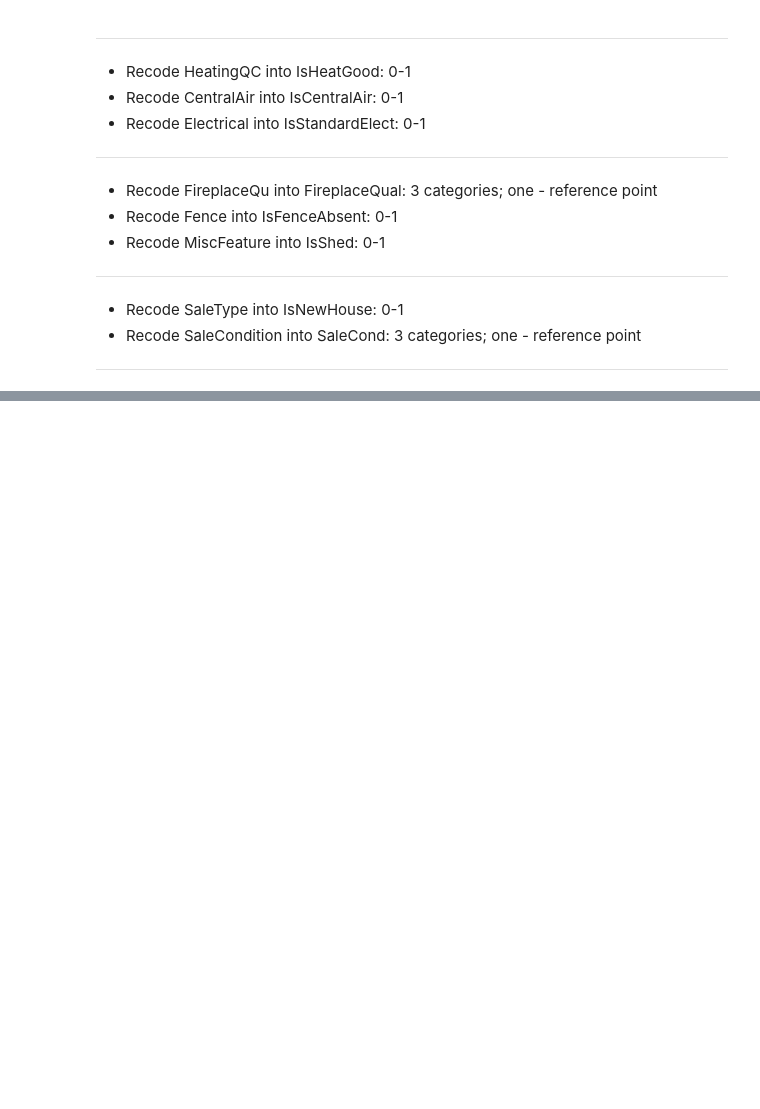
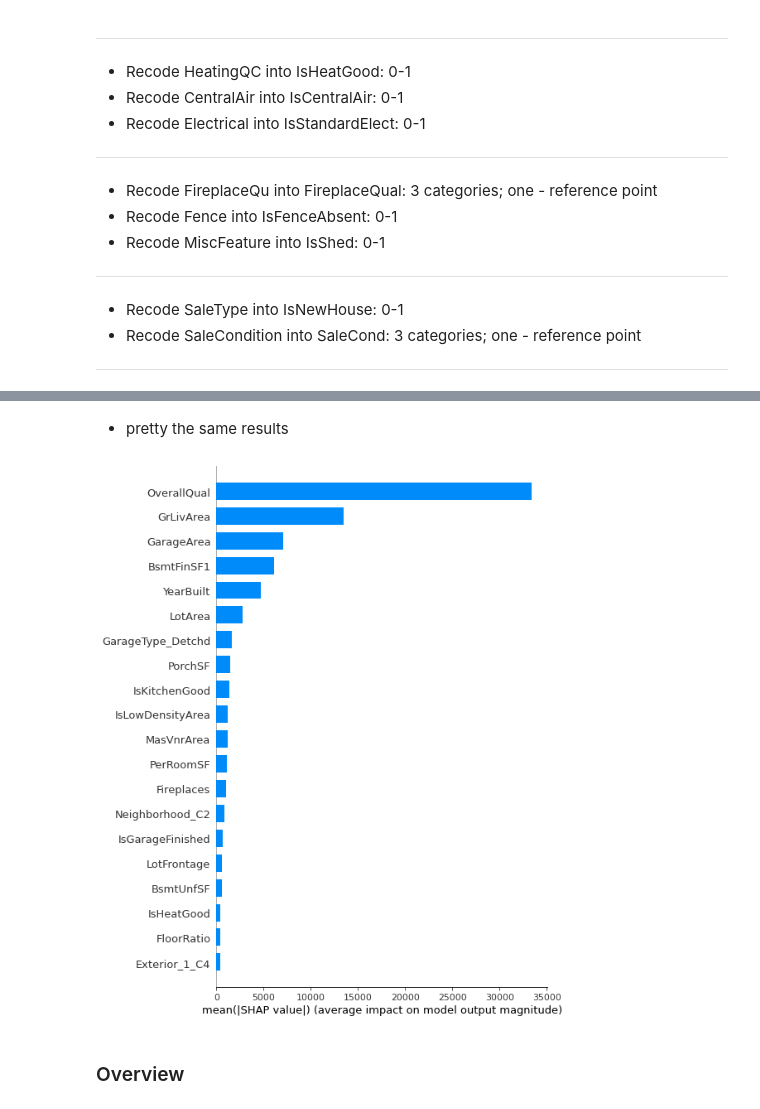
Before and after one commit to yauheni-se/HousePricesPrediction, a Jupyter notebook: HousePricesPrediction.ipynb, the cells around one changed output, grey strips where cells are left out. Drawn from its saved outputs; the diff is of its cells as text; code cells hidden in the pictures; blank space fills up the shorter version.

Commit message:
MCA and feature selection with RF held

```diff
--- a/HousePricesPrediction.ipynb
+++ b/HousePricesPrediction.ipynb
@@ -2602,0 +2696,14 @@ pio.renderers.default = 'browser'
+# %%
+def select_centoids(X):
+    centroids = [
+        'LotFrontage', 'LotArea', 'MasVnrArea', 'BsmtFinSF1', 'BsmtUnfSF',
+        'GrLivArea', 'GarageArea', 'PorchSF', 'FloorRatio', 'PerRoomSF', 'OverallQual',
+        'YearBuilt', 'Fireplaces',
+        'SalePrice',
+        'IsKitchenGood', 'IsBsmConcrete', 'Neighborhood_C2',
+        'BsmFinType_1_C1', 'IsGarageFinished', 'FireplaceQual_Good',
+        'GarageType_Detchd', 'IsHeatGood', 'IsLowDensityArea',
+        'Exterior_1_C4', 'BsmFinType_1_C3', 'MasVnrType_Stone'
+    ]
+    X = X.loc[:, centroids]
+    return X
@@ -2602,0 +2806,22 @@ pio.renderers.default = 'browser'
+# %%
+X = data.copy()
+X = prepare_data_num(X)
+X = prepare_data_cat(X)
+X = make_cat_dummy(X)
+X = drop_columns_selected(X)
+X = filter_outliers(X)
+X['LotFrontage'] = X['LotFrontage'].fillna(0)
+X['MasVnrArea'] = X['MasVnrArea'].fillna(0)
+X = standardize_num(X)
+X = select_centoids(X)
+y = X['SalePrice']
+X.drop(columns=['SalePrice'], inplace=True)
+
+X_train, X_test, y_train, y_test = train_test_split(X, y, random_state=42)
+# %%
+forest = RandomForestRegressor(random_state=0)
+forest.fit(X_train, y_train)
+feature_names = X_train.columns
+importances = forest.feature_importances_
+forest_importances = pd.Series(importances, index=feature_names)
+forest_importances.sort_values(ascending=False)
@@ -2602,0 +2876,10 @@ pio.renderers.default = 'browser'
+# %% [markdown]
+- pretty the same results
+# %%
+explainer = shap.TreeExplainer(forest)
+shap_values = explainer.shap_values(X_test)
+shap.summary_plot(shap_values, X_test, plot_type="bar")
+# %% [output]
+[figure, added]
+# %% [markdown]
+### Overview
```
Also changed, not shown: parts of 241 cells of this notebook.
